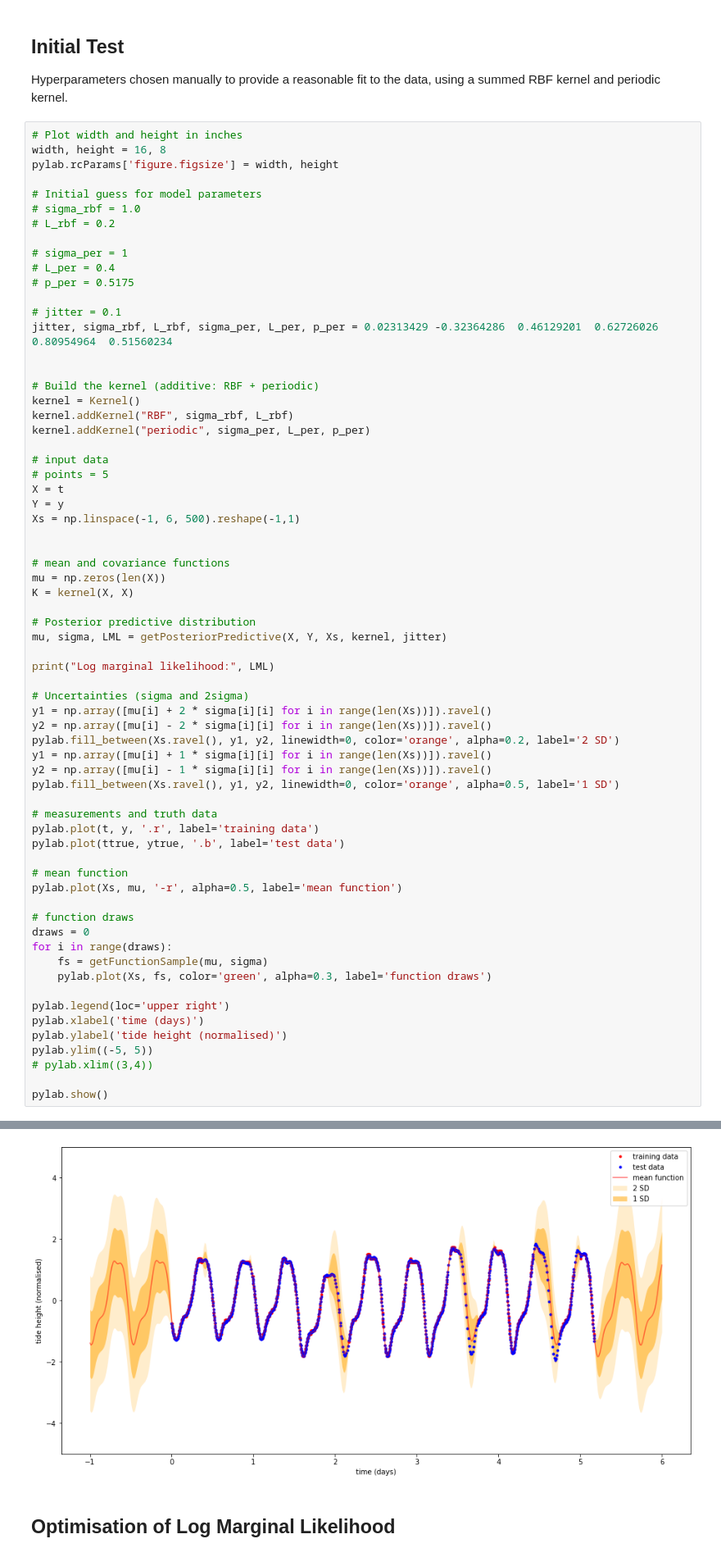
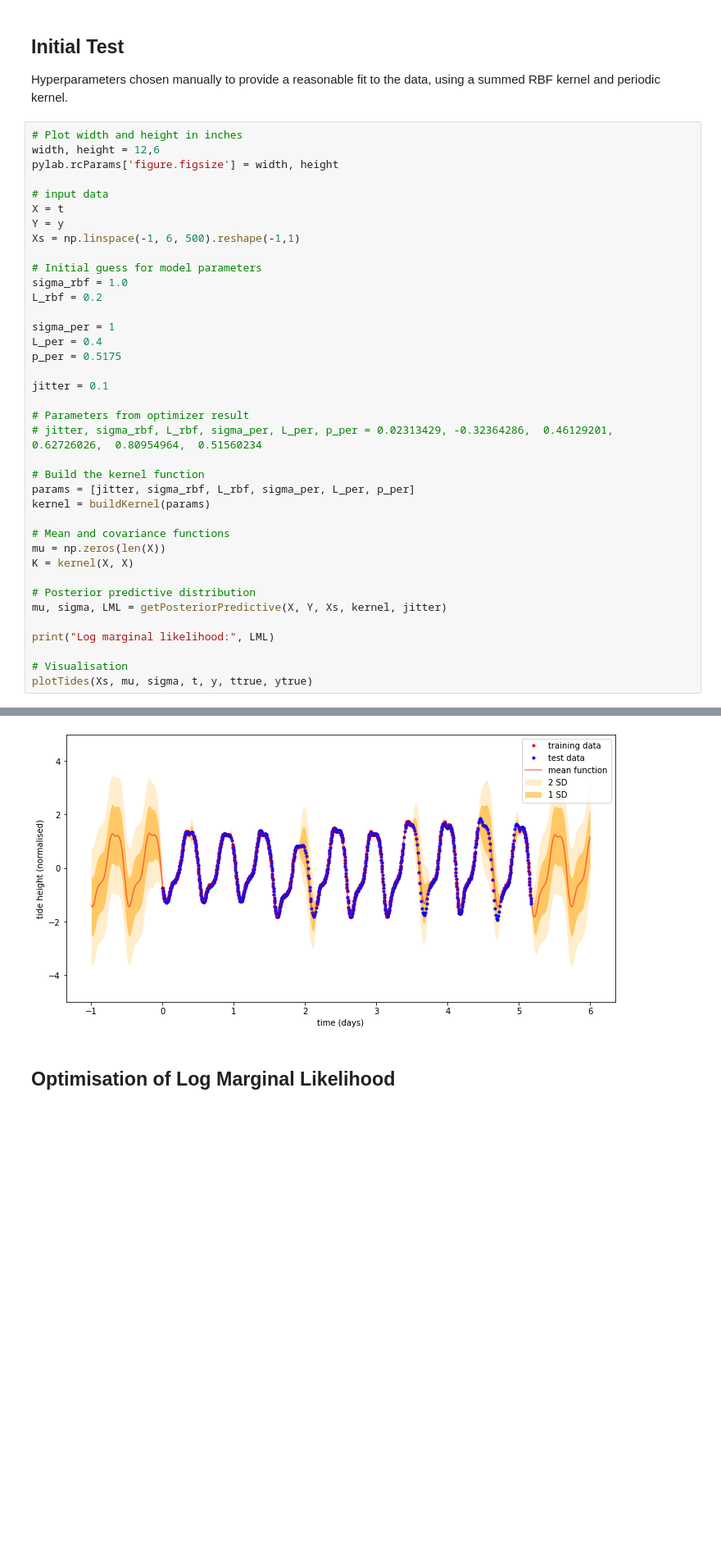
Before and after one commit to alex-stephens/AIMS-DEI, a Jupyter notebook: AIMS_CDT_DEI.ipynb, the cells around one changed output, grey strips where cells are left out. Shown at 82% size. Saved outputs shown, nothing was run; the diff lists cells and outputs as text; blank space fills up the shorter version.

Commit message:
Create new module for visualisations

```diff
--- a/AIMS_CDT_DEI.ipynb
+++ b/AIMS_CDT_DEI.ipynb
@@ -60,73 +62,45 @@ Index(['Update Date and Time (ISO)', 'Update Duration (ms)',
 Hyperparameters chosen manually to provide a reasonable fit to the data, using a summed RBF kernel and periodic kernel.
 # %%
 # Plot width and height in inches
-width, height = 16, 8
+width, height = 12,6
 pylab.rcParams['figure.figsize'] = width, height
 
-# Initial guess for model parameters
-# sigma_rbf = 1.0
-# L_rbf = 0.2
-
-# sigma_per = 1
-# L_per = 0.4
-# p_per = 0.5175
-
-# jitter = 0.1
-jitter, sigma_rbf, L_rbf, sigma_per, L_per, p_per = 0.02313429 -0.32364286  0.46129201  0.62726026  0.80954964  0.51560234
-
-
-# Build the kernel (additive: RBF + periodic)
-kernel = Kernel()
-kernel.addKernel("RBF", sigma_rbf, L_rbf)
-kernel.addKernel("periodic", sigma_per, L_per, p_per)
-
 # input data
-# points = 5
 X = t
 Y = y
 Xs = np.linspace(-1, 6, 500).reshape(-1,1)
 
+# Initial guess for model parameters
+sigma_rbf = 1.0
+L_rbf = 0.2
 
-# mean and covariance functions
+sigma_per = 1
+L_per = 0.4
+p_per = 0.5175
+
+jitter = 0.1
+
+# Parameters from optimizer result
+# jitter, sigma_rbf, L_rbf, sigma_per, L_per, p_per = 0.02313429, -0.32364286,  0.46129201,  0.62726026,  0.80954964,  0.51560234
+
+# Build the kernel function
+params = [jitter, sigma_rbf, L_rbf, sigma_per, L_per, p_per]
+kernel = buildKernel(params)
+
+# Mean and covariance functions
 mu = np.zeros(len(X))
 K = kernel(X, X)
 
 # Posterior predictive distribution
 mu, sigma, LML = getPosteriorPredictive(X, Y, Xs, kernel, jitter)
 
 print("Log marginal likelihood:", LML)
 
-# Uncertainties (sigma and 2sigma)
-y1 = np.array([mu[i] + 2 * sigma[i][i] for i in range(len(Xs))]).ravel()
-y2 = np.array([mu[i] - 2 * sigma[i][i] for i in range(len(Xs))]).ravel()
-pylab.fill_between(Xs.ravel(), y1, y2, linewidth=0, color='orange', alpha=0.2, label='2 SD')
-y1 = np.array([mu[i] + 1 * sigma[i][i] for i in range(len(Xs))]).ravel()
-y2 = np.array([mu[i] - 1 * sigma[i][i] for i in range(len(Xs))]).ravel()
-pylab.fill_between(Xs.ravel(), y1, y2, linewidth=0, color='orange', alpha=0.5, label='1 SD')
-
-# measurements and truth data
-pylab.plot(t, y, '.r', label='training data')
-pylab.plot(ttrue, ytrue, '.b', label='test data')
-
-# mean function
-pylab.plot(Xs, mu, '-r', alpha=0.5, label='mean function')
-
-# function draws
-draws = 0
-for i in range(draws):
-    fs = getFunctionSample(mu, sigma)
-    pylab.plot(Xs, fs, color='green', alpha=0.3, label='function draws')
-
-pylab.legend(loc='upper right')
-pylab.xlabel('time (days)')
-pylab.ylabel('tide height (normalised)')
-pylab.ylim((-5, 5))
-# pylab.xlim((3,4))
-
-pylab.show()
+# Visualisation
+plotTides(Xs, mu, sigma, t, y, ttrue, ytrue)
 # %% [output]
 Log marginal likelihood: 224.24338050729114
-[figure, old version]
+[figure, new version]
 # %% [markdown]
 ## Optimisation of Log Marginal Likelihood
 # %%
```
Also changed, not shown: parts of 2 cells of this notebook, 2 other files.
